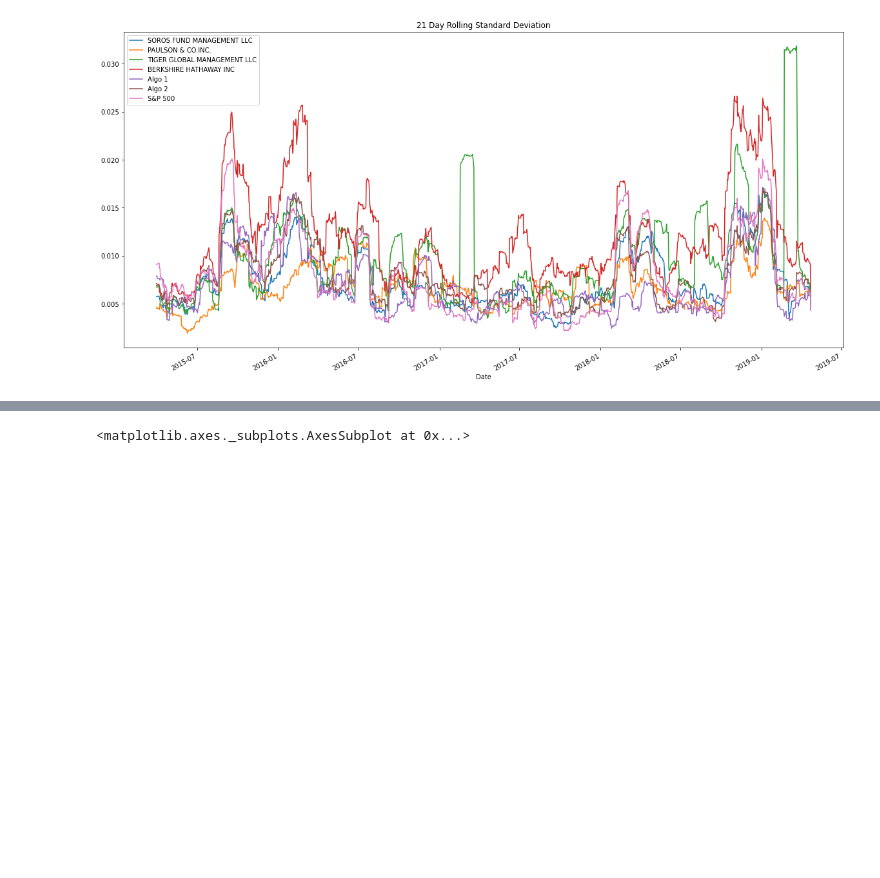
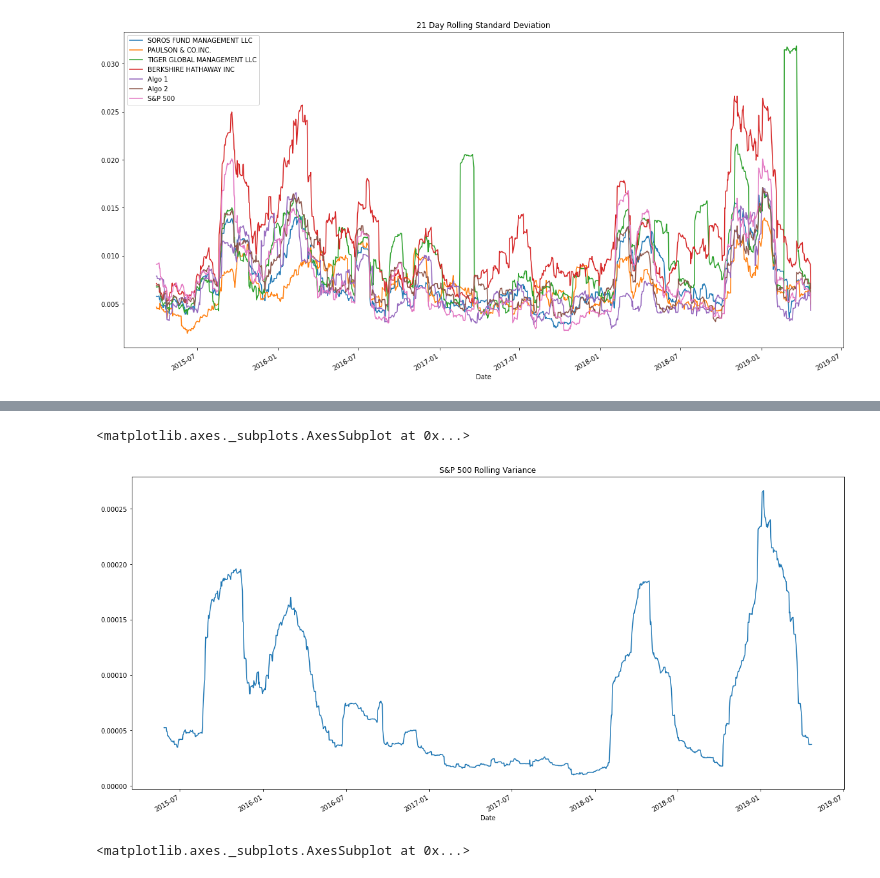
Before and after one commit to Infamousmike9/Pandas_Homework, a Jupyter notebook: whale_analysis_Mike.ipynb, the cells around one changed output, grey strips where cells are left out. Cells and saved outputs as stored; diff of their text form; code cells hidden in the pictures; blank space fills up the shorter version.

```diff
--- a/whale_analysis_Mike.ipynb
+++ b/whale_analysis_Mike.ipynb
@@ -332,3 +339,10 @@ rolling_beta.plot(figsize=(20,10), title="BERKSHIRE HATHAWAY INC BETA")
+# %%
+#Plotted rolling_varriance of S&P 500 in order to compare portfolio beta plotted above with index
+
+rolling_variance.plot(figsize=(20,10), title= "S&P 500 Rolling Variance")
+# %% [output]
+<matplotlib.axes._subplots.AxesSubplot at 0x...>
+[figure, added]
 # %%
 # Calculate a rolling window using the exponentially weighted moving average.
 
```
Also changed, not shown: parts of 20 cells of this notebook, 4 other files.
